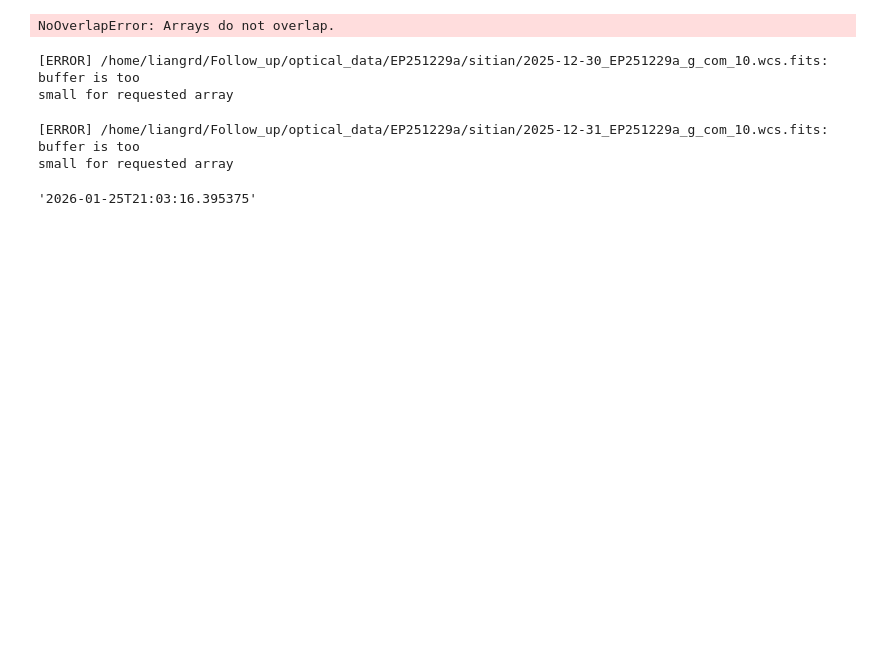
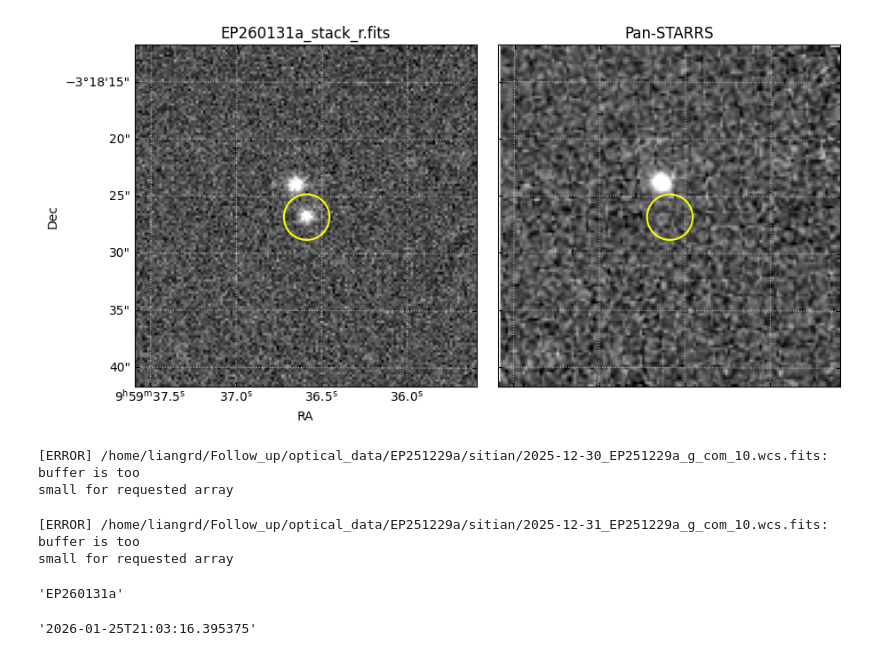
Before and after one commit to LAujust/Follow_up, a Jupyter notebook: code/Show.ipynb, the cells around one changed output. Saved outputs shown, nothing was run; the diff lists cells and outputs as text; code cells hidden in the pictures; blank space fills up the shorter version.

Commit message:
Auto update data at 2026-05-18 16:03:08.845

```diff
--- a/code/Show.ipynb
+++ b/code/Show.ipynb
@@ -1,17 +1,17 @@
 # %%
 import warnings
 warnings.filterwarnings('ignore')
 from astropy.io import fits
 import astropy.units as u
 import matplotlib.pyplot as plt
 from utils import fits_plot, show_shift
-ps_band = 'g'
+ps_band = 'r'
 
-fdir = '/home/liangrd/optical_data/EP260402a/sitian/2026-04-20_EP260402a_g_com_11.wcs.fits'
+fdir = '/home/liangrd/optical_data/EP260131a/NOT/EP260131a_stack_r.fits'
 
-fig = fits_plot(fdir,size=100,show_ps=True,ps_filter=ps_band)
+fig = fits_plot(fdir,size=30,show_ps=True,ps_filter=ps_band,radius=2.0)
 # %% [output]
-NoOverlapError: Arrays do not overlap.
+[figure, added]
 # %%
 show_shift(root='/home/liangrd/Follow_up/optical_data',save_dir='/home/liangrd/Follow_up/results')
 # %% [output]
@@ -29,3 +30,7 @@ small for requested array
+# %%
+header['OBJECT']
+# %% [output]
+'EP260131a'
 # %%
 import time
 import pandas as pd
```
Also changed, not shown: parts of 1 cell of this notebook, 36 other files.
